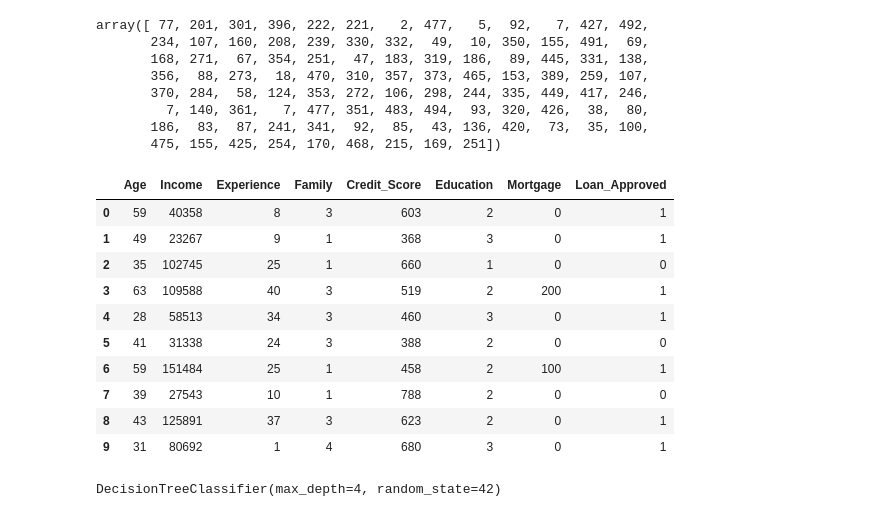
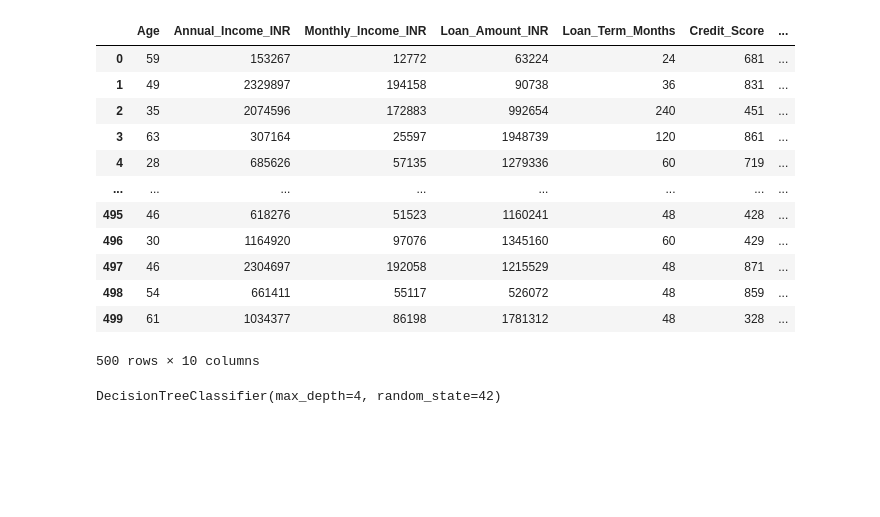
Before and after one commit to SujalNayak/Machine-Learning, a Jupyter notebook: Decision_Tree.ipynb, the cells around one changed output. Cells and saved outputs as stored; diff of their text form; code cells hidden in the pictures; blank space fills up the shorter version.

```diff
--- a/Decision_Tree.ipynb
+++ b/Decision_Tree.ipynb
@@ -54,31 +17,21 @@ data.head(10)
-# %%
-v = np.random.randint(0, 500, 100)
-v
-# %% [output]
-array([ 77, 201, 301, 396, 222, 221,   2, 477,   5,  92,   7, 427, 492,
-       234, 107, 160, 208, 239, 330, 332,  49,  10, 350, 155, 491,  69,
-       168, 271,  67, 354, 251,  47, 183, 319, 186,  89, 445, 331, 138,
-       356,  88, 273,  18, 470, 310, 357, 373, 465, 153, 389, 259, 107,
-       370, 284,  58, 124, 353, 272, 106, 298, 244, 335, 449, 417, 246,
-         7, 140, 361,   7, 477, 351, 483, 494,  93, 320, 426,  38,  80,
-       186,  83,  87, 241, 341,  92,  85,  43, 136, 420,  73,  35, 100,
-       475, 155, 425, 254, 170, 468, 215, 169, 251])
-# %%
-# change Loan Approved if 0 then 1 and if 1 then 0 on the indexes of v
-data.loc[v, 'Loan_Approved'] = 1 - data.loc[v, 'Loan_Approved']
-data.head(10)
-# %% [output]
-|  | Age | Income | Experience | Family | Credit_Score | Education | Mortgage | Loan_Approved |
-| 0 | 59 | 40358 | 8 | 3 | 603 | 2 | 0 | 1 |
-| 1 | 49 | 23267 | 9 | 1 | 368 | 3 | 0 | 1 |
-| 2 | 35 | 102745 | 25 | 1 | 660 | 1 | 0 | 0 |
-| 3 | 63 | 109588 | 40 | 3 | 519 | 2 | 200 | 1 |
-| 4 | 28 | 58513 | 34 | 3 | 460 | 3 | 0 | 1 |
-| 5 | 41 | 31338 | 24 | 3 | 388 | 2 | 0 | 0 |
-| 6 | 59 | 151484 | 25 | 1 | 458 | 2 | 100 | 1 |
-| 7 | 39 | 27543 | 10 | 1 | 788 | 2 | 0 | 0 |
-| 8 | 43 | 125891 | 37 | 3 | 623 | 2 | 0 | 1 |
-| 9 | 31 | 80692 | 1 | 4 | 680 | 3 | 0 | 1 |
+# %%
+# data["Employment_Type"].value_counts()
+data.drop(["Employment_Type", "Residence_Type"], axis=1, inplace=True)
+data
+# %% [output]
+|  | Age | Annual_Income_INR | Monthly_Income_INR | Loan_Amount_INR | Loan_Term_Months | Credit_Score | ... |
+| 0 | 59 | 153267 | 12772 | 63224 | 24 | 681 | ... |
+| 1 | 49 | 2329897 | 194158 | 90738 | 36 | 831 | ... |
+| 2 | 35 | 2074596 | 172883 | 992654 | 240 | 451 | ... |
+| 3 | 63 | 307164 | 25597 | 1948739 | 120 | 861 | ... |
+| 4 | 28 | 685626 | 57135 | 1279336 | 60 | 719 | ... |
+| ... | ... | ... | ... | ... | ... | ... | ... |
+| 495 | 46 | 618276 | 51523 | 1160241 | 48 | 428 | ... |
+| 496 | 30 | 1164920 | 97076 | 1345160 | 60 | 429 | ... |
+| 497 | 46 | 2304697 | 192058 | 1215529 | 48 | 871 | ... |
+| 498 | 54 | 661411 | 55117 | 526072 | 48 | 859 | ... |
+| 499 | 61 | 1034377 | 86198 | 1781312 | 48 | 328 | ... |
+500 rows × 10 columns
 # %%
 x = data.drop("Loan_Approved", axis=1)
 y = data["Loan_Approved"]
```
Also changed, not shown: parts of 5 cells of this notebook, 2 other files.
